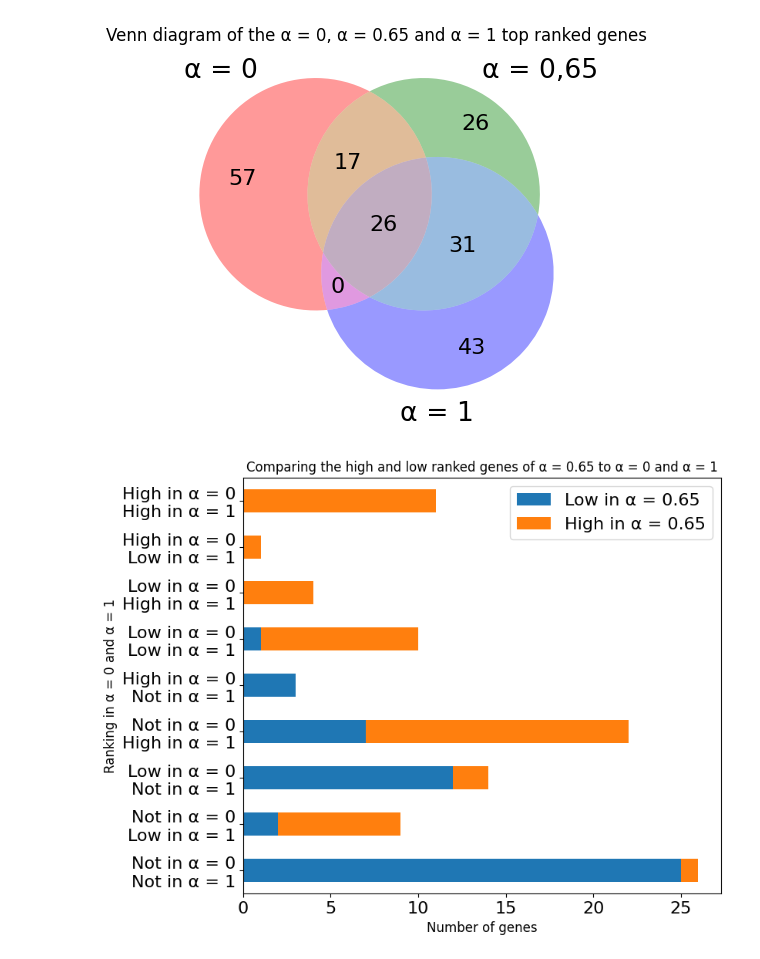
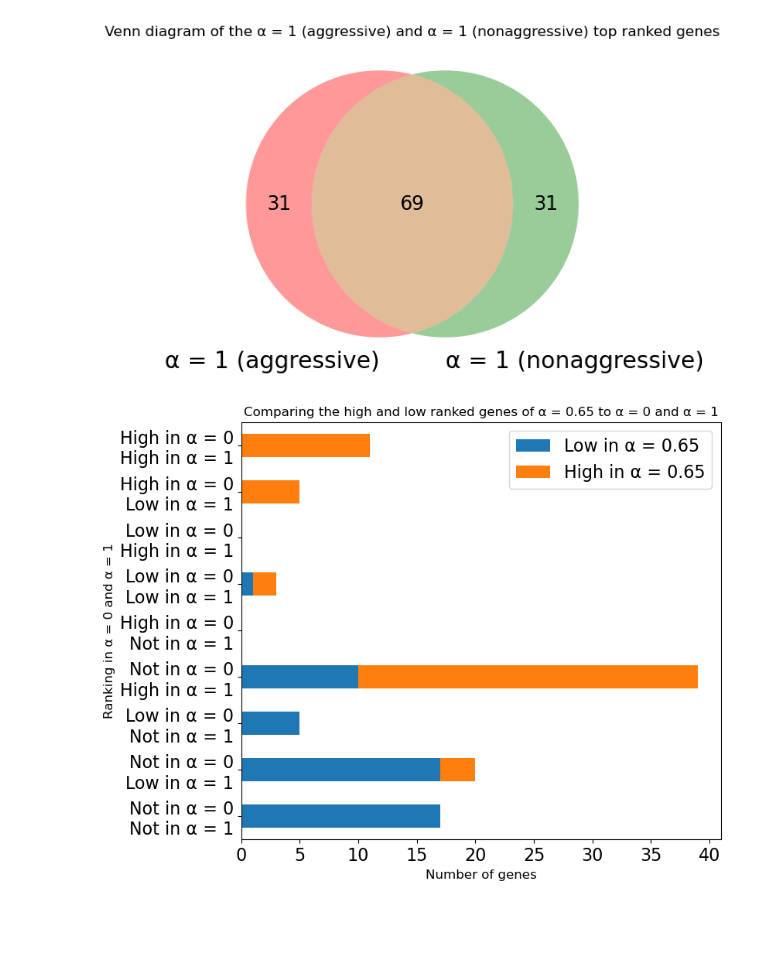
Before and after one commit to dmartmillan/OMEN, a Jupyter notebook: new_data/Compare_rankings.ipynb, the cells around one changed output. Cells and saved outputs as stored; diff of their text form; code cells hidden in the pictures; blank space fills up the shorter version.

```diff
--- a/new_data/Compare_rankings.ipynb
+++ b/new_data/Compare_rankings.ipynb
@@ -9,10 +9,25 @@ from matplotlib_venn import venn3
 # %%
 alphas = [0,0.2,0.5,0.65,0.8,0.9,1]
-rankings = []
+rankings_corrected = []
+rankings_corrected_aggr = []
+rankings_corrected_non_aggr = []
 # %%
 for alpha in alphas:
-    df = pd.read_csv('ranking_'+str(alpha),header = None)
+    df = pd.read_csv('./ranks/alpha_' + str(alpha) + '_corrected_non_aggr.desc',header = None)
+    #df = pd.read_csv('ranking_'+str(alpha),header = None)
     df = df[df.index<100]
     ranking = df[0].tolist()
-    rankings.append(ranking)
+    rankings_corrected.append(ranking)
+for alpha in alphas:
+    df = pd.read_csv('./ranks/alpha_' + str(alpha) + '_corrected_aggr.desc',header = None)
+    #df = pd.read_csv('ranking_'+str(alpha),header = None)
+    df = df[df.index<100]
+    ranking = df[0].tolist()
+    rankings_corrected_aggr.append(ranking)
+for alpha in alphas:
+    df = pd.read_csv('./ranks/alpha_' + str(alpha) + '_corrected_non_aggr.desc',header = None)
+    #df = pd.read_csv('ranking_'+str(alpha),header = None)
+    df = df[df.index<100]
+    ranking = df[0].tolist()
+    rankings_corrected_non_aggr.append(ranking)
 # %%
@@ -28,13 +63,27 @@ ranking65bot = rankings[3][50:100]
 # %%
-set1 = set(ranking0)
-set2 = set(ranking65)
-set3 = set(ranking1)
+set1 = set(ranking_corr0)
+set2 = set(ranking_corr65)
+set3 = set(ranking_corr1)
+
+set4 = set(ranking_corr_aggr0)
+set5 = set(ranking_corr_aggr65)
+set6 = set(ranking_corr_aggr1)
+
+set7 = set(ranking_corr_non_aggr0)
+set8 = set(ranking_corr_non_aggr65)
+set9 = set(ranking_corr_non_aggr1)
+
 v=venn3([set1, set2, set3], ('\u03B1 = 0', '\u03B1 = 0,65', '\u03B1 = 1'))
 plt.title('Venn diagram of the \u03B1 = 0, \u03B1 = 0.65 and \u03B1 = 1 top ranked genes',size=12)
-plt.savefig('Venn_diagram_alpha.png',bbox_inches="tight")
+plt.savefig('plots_ranks/Venn_diagram_alpha_corrected_non_aggr.png',bbox_inches="tight")
 plt.show()
+
+v=venn2([set6, set9], ('\u03B1 = 1 (aggressive)', '\u03B1 = 1 (nonaggressive)'))
+plt.title('Venn diagram of the \u03B1 = 1 (aggressive) and \u03B1 = 1 (nonaggressive) top ranked genes',size=12)
+plt.savefig('plots_ranks/Venn_diagram_alpha_2_types_alpha1_comparation.png',bbox_inches="tight")
+plt.show()
 # %% [output]
-[figure, old version]
+[figure, new version]
 # %%
 def overlap3(l1,l2,l3):
     res = []
@@ -65,9 +135,34 @@ import matplotlib.pyplot as plt
 plt.rcParams.update({'font.size': 16})
 
 # Data
-groups = ['High in \u03B1 = 0\nHigh in \u03B1 = 1', 'High in \u03B1 = 0\nLow in \u03B1 = 1','Low in \u03B1 = 0\nHigh in \u03B1 = 1','Low in \u03B1 = 0\nLow in \u03B1 = 1','High in \u03B1 = 0\nNot in \u03B1 = 1', 'Not in \u03B1 = 0\nHigh in \u03B1 = 1','Low in \u03B1 = 0\nNot in \u03B1 = 1','Not in \u03B1 = 0\nLow in \u03B1 = 1','Not in \u03B1 = 0\nNot in \u03B1 = 1']
-values1 = [len(overlap3(ranking65bot,ranking0top,ranking1top)),len(overlap3(ranking65bot,ranking0top,ranking1bot)),len(overlap3(ranking65bot,ranking0bot,ranking1top)),len(overlap3(ranking65bot,ranking0bot,ranking1bot)),len(overlap3not(ranking65bot,ranking0top,ranking1)),len(overlap3not(ranking65bot,ranking1top,ranking0)),len(overlap3not(ranking65bot,ranking0bot,ranking1)),len(overlap3not(ranking65bot,ranking1bot,ranking0)),len(overlap3notnot(ranking65bot,ranking0,ranking1))]
-values2 = [len(overlap3(ranking65top,ranking0top,ranking1top)),len(overlap3(ranking65top,ranking0top,ranking1bot)),len(overlap3(ranking65top,ranking0bot,ranking1top)),len(overlap3(ranking65top,ranking0bot,ranking1bot)),len(overlap3not(ranking65top,ranking0top,ranking1)),len(overlap3not(ranking65top,ranking1top,ranking0)),len(overlap3not(ranking65top,ranking0bot,ranking1)),len(overlap3not(ranking65top,ranking1bot,ranking0)),len(overlap3notnot(ranking65top,ranking0,ranking1))]
+groups = ['High in \u03B1 = 0\nHigh in \u03B1 = 1',
+          'High in \u03B1 = 0\nLow in \u03B1 = 1',
+          'Low in \u03B1 = 0\nHigh in \u03B1 = 1',
+          'Low in \u03B1 = 0\nLow in \u03B1 = 1',
+          'High in \u03B1 = 0\nNot in \u03B1 = 1',
+          'Not in \u03B1 = 0\nHigh in \u03B1 = 1',
+          'Low in \u03B1 = 0\nNot in \u03B1 = 1',
+          'Not in \u03B1 = 0\nLow in \u03B1 = 1',
+          'Not in \u03B1 = 0\nNot in \u03B1 = 1']
+values1 = [len(overlap3(ranking65bot,ranking0top,ranking1top)),
+           len(overlap3(ranking65bot,ranking0top,ranking1bot)),
+           len(overlap3(ranking65bot,ranking0bot,ranking1top)),
+           len(overlap3(ranking65bot,ranking0bot,ranking1bot)),
+           len(overlap3not(ranking65bot,ranking0top,ranking1)),
+           len(overlap3not(ranking65bot,ranking1top,ranking0)),
+           len(overlap3not(ranking65bot,ranking0bot,ranking1)),
+           len(overlap3not(ranking65bot,ranking1bot,ranking0)),
+           len(overlap3notnot(ranking65bot,ranking0,ranking1))]
+
+values2 = [len(overlap3(ranking65top,ranking0top,ranking1top)),
+           len(overlap3(ranking65top,ranking0top,ranking1bot)),
+           len(overlap3(ranking65top,ranking0bot,ranking1top)),
+           len(overlap3(ranking65top,ranking0bot,ranking1bot)),
+           len(overlap3not(ranking65top,ranking0top,ranking1)),
+           len(overlap3not(ranking65top,ranking1top,ranking0)),
+           len(overlap3not(ranking65top,ranking0bot,ranking1)),
+           len(overlap3not(ranking65top,ranking1bot,ranking0)),
+           len(overlap3notnot(ranking65top,ranking0,ranking1))]
 
 groups.reverse()
 values1.reverse()
@@ -80,6 +175,6 @@ ax = df.plot.barh(figsize =(8,7), stacked=True)
 plt.xlabel('Number of genes',size=12)
 plt.ylabel('Ranking in \u03B1 = 0 and \u03B1 = 1',size=12)
 plt.title('Comparing the high and low ranked genes of \u03B1 = 0.65 to \u03B1 = 0 and \u03B1 = 1', size = 12)
-plt.savefig('high_and_low_rankings_compared.png',bbox_inches="tight")
+plt.savefig('./plots_ranks/high_and_low_rankings_compared_corrected_non_aggr.png',bbox_inches="tight")
 # %% [output]
-[figure, old version]
+[figure, new version]
```
Also changed, not shown: parts of 11 cells of this notebook, 54 other files.
